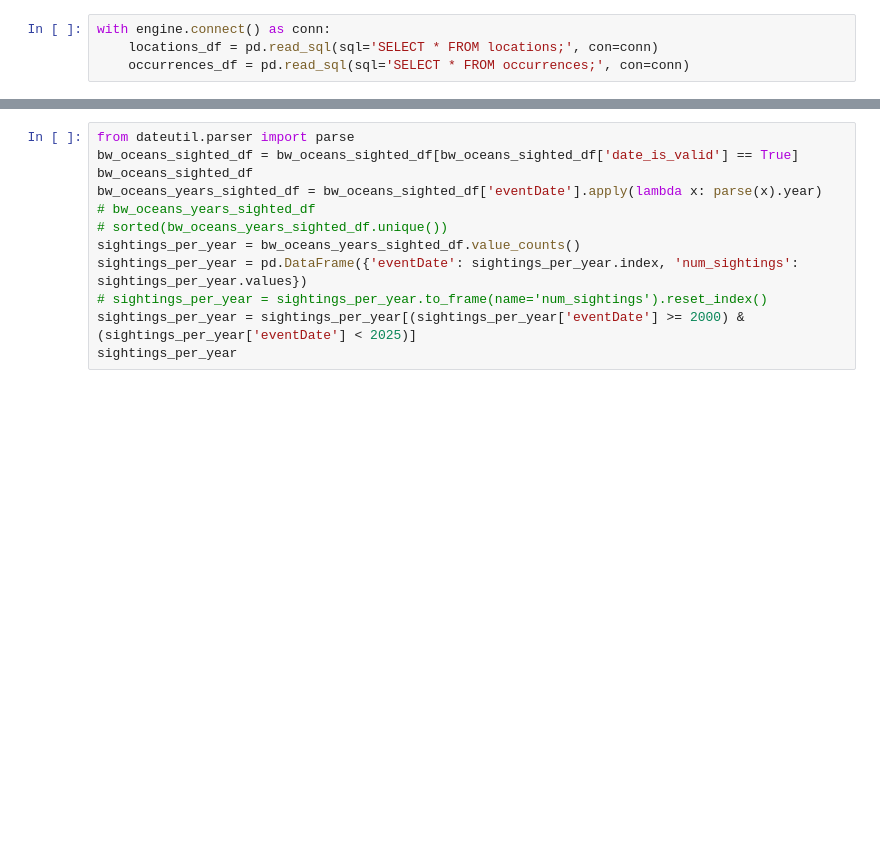
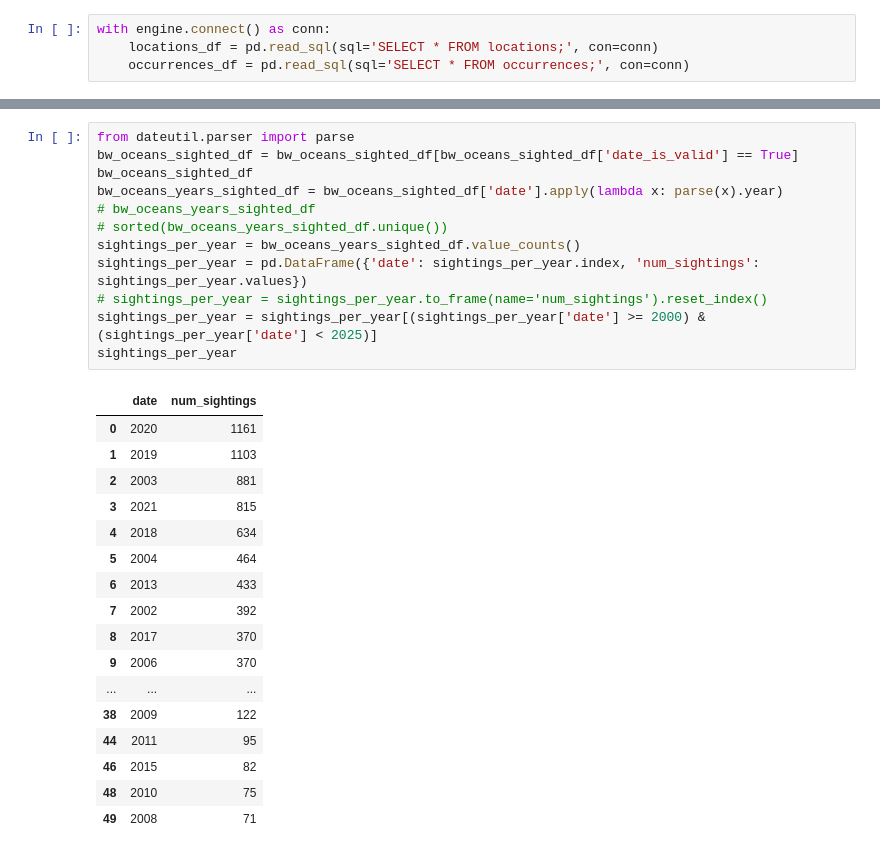
Before and after one commit to jarretjeter/whale-sightings, a Jupyter notebook: notebooks/visualizations.ipynb, the cells around one changed output, grey strips where cells are left out. Drawn from its saved outputs; the diff is of its cells as text; blank space fills up the shorter version.

```diff
--- a/notebooks/visualizations.ipynb
+++ b/notebooks/visualizations.ipynb
@@ -92,15 +162,33 @@ plt.show()
 # %%
 from dateutil.parser import parse
 bw_oceans_sighted_df = bw_oceans_sighted_df[bw_oceans_sighted_df['date_is_valid'] == True]
 bw_oceans_sighted_df
-bw_oceans_years_sighted_df = bw_oceans_sighted_df['eventDate'].apply(lambda x: parse(x).year)
+bw_oceans_years_sighted_df = bw_oceans_sighted_df['date'].apply(lambda x: parse(x).year)
 # bw_oceans_years_sighted_df
 # sorted(bw_oceans_years_sighted_df.unique())
 sightings_per_year = bw_oceans_years_sighted_df.value_counts()
-sightings_per_year = pd.DataFrame({'eventDate': sightings_per_year.index, 'num_sightings': sightings_per_year.values})
+sightings_per_year = pd.DataFrame({'date': sightings_per_year.index, 'num_sightings': sightings_per_year.values})
 # sightings_per_year = sightings_per_year.to_frame(name='num_sightings').reset_index()
-sightings_per_year = sightings_per_year[(sightings_per_year['eventDate'] >= 2000) & (sightings_per_year['eventDate'] < 2025)]
+sightings_per_year = sightings_per_year[(sightings_per_year['date'] >= 2000) & (sightings_per_year['date'] < 2025)]
 sightings_per_year
+# %% [output]
+|  | date | num_sightings |
+| 0 | 2020 | 1161 |
+| 1 | 2019 | 1103 |
+| 2 | 2003 | 881 |
+| 3 | 2021 | 815 |
+| 4 | 2018 | 634 |
+| 5 | 2004 | 464 |
+| 6 | 2013 | 433 |
+| 7 | 2002 | 392 |
+| 8 | 2017 | 370 |
+| 9 | 2006 | 370 |
+| ... | ... | ... |
+| 38 | 2009 | 122 |
+| 44 | 2011 | 95 |
+| 46 | 2015 | 82 |
+| 48 | 2010 | 75 |
+| 49 | 2008 | 71 |
 # %%
 fig, ax = plt.subplots()
 
```
Also changed, not shown: parts of 10 cells of this notebook.
